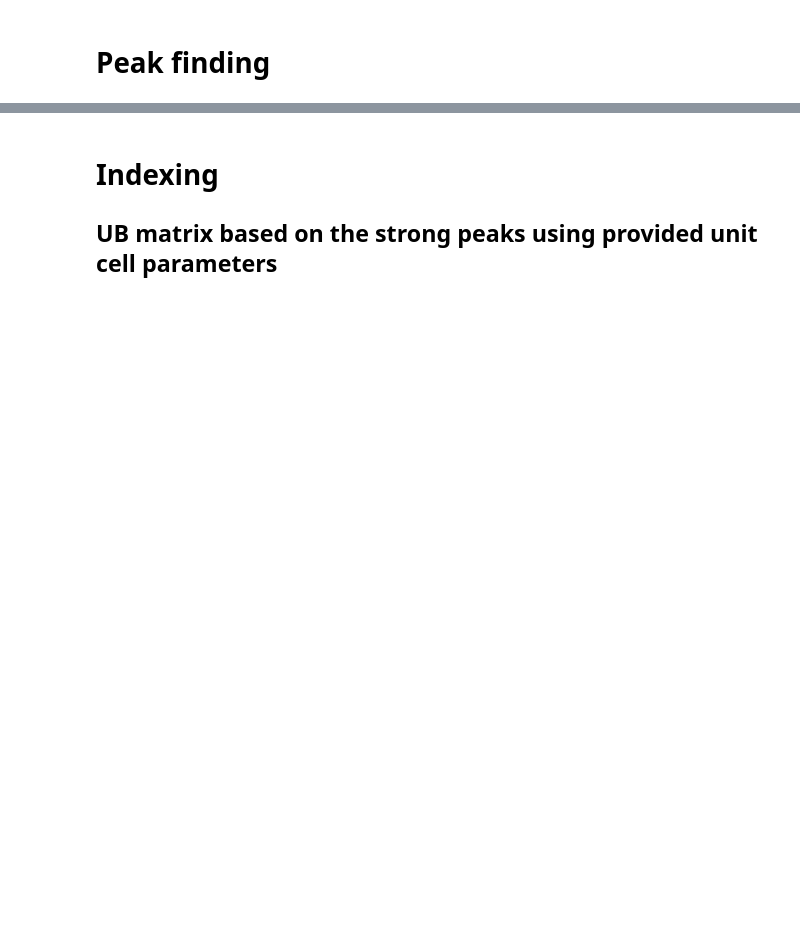
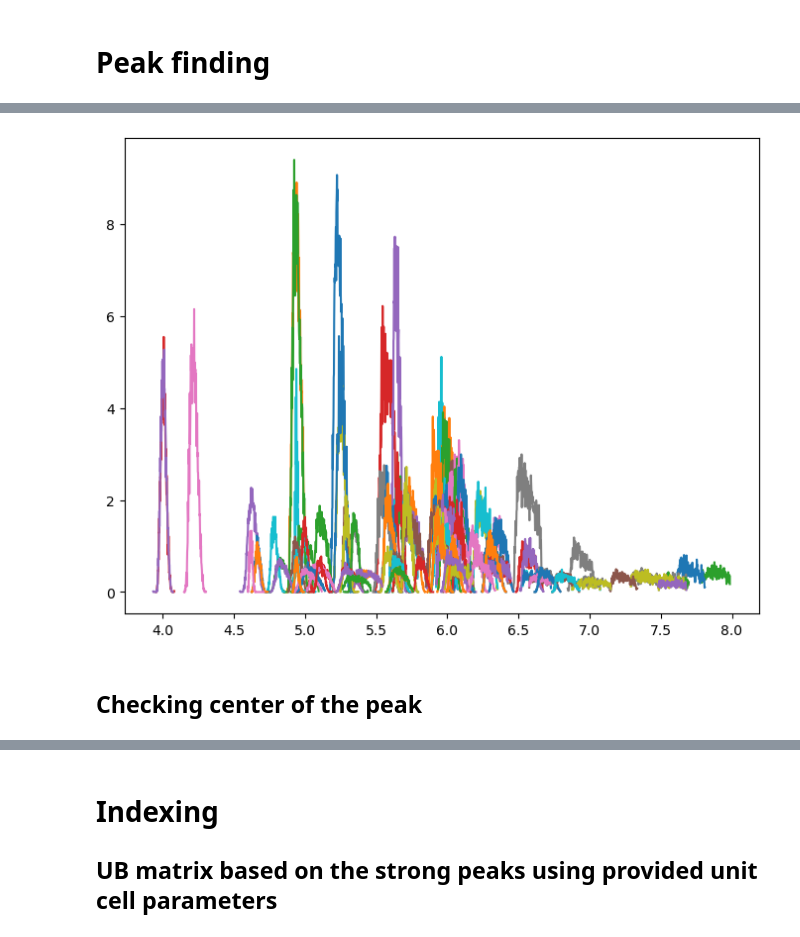
Before and after one commit to scipp/magic-notebooks, a Jupyter notebook: scipp_code.ipynb, the cells around one changed output, grey strips where cells are left out. Cells and saved outputs as stored; diff of their text form; code cells hidden in the pictures; blank space fills up the shorter version.

```diff
--- a/scipp_code.ipynb
+++ b/scipp_code.ipynb
@@ -724,0 +858,9 @@ Data:
+# %%
+fig = plt.figure()
+ax = fig.add_axes((0,0,1,1))
+for i in range(120):
+    ax.plot(np_xy[i,0,:],np_xy[i,1,:])
+# %% [output]
+[figure, added]
+# %% [markdown]
+## Checking center of the peak
```
Also changed, not shown: parts of 76 cells of this notebook.
